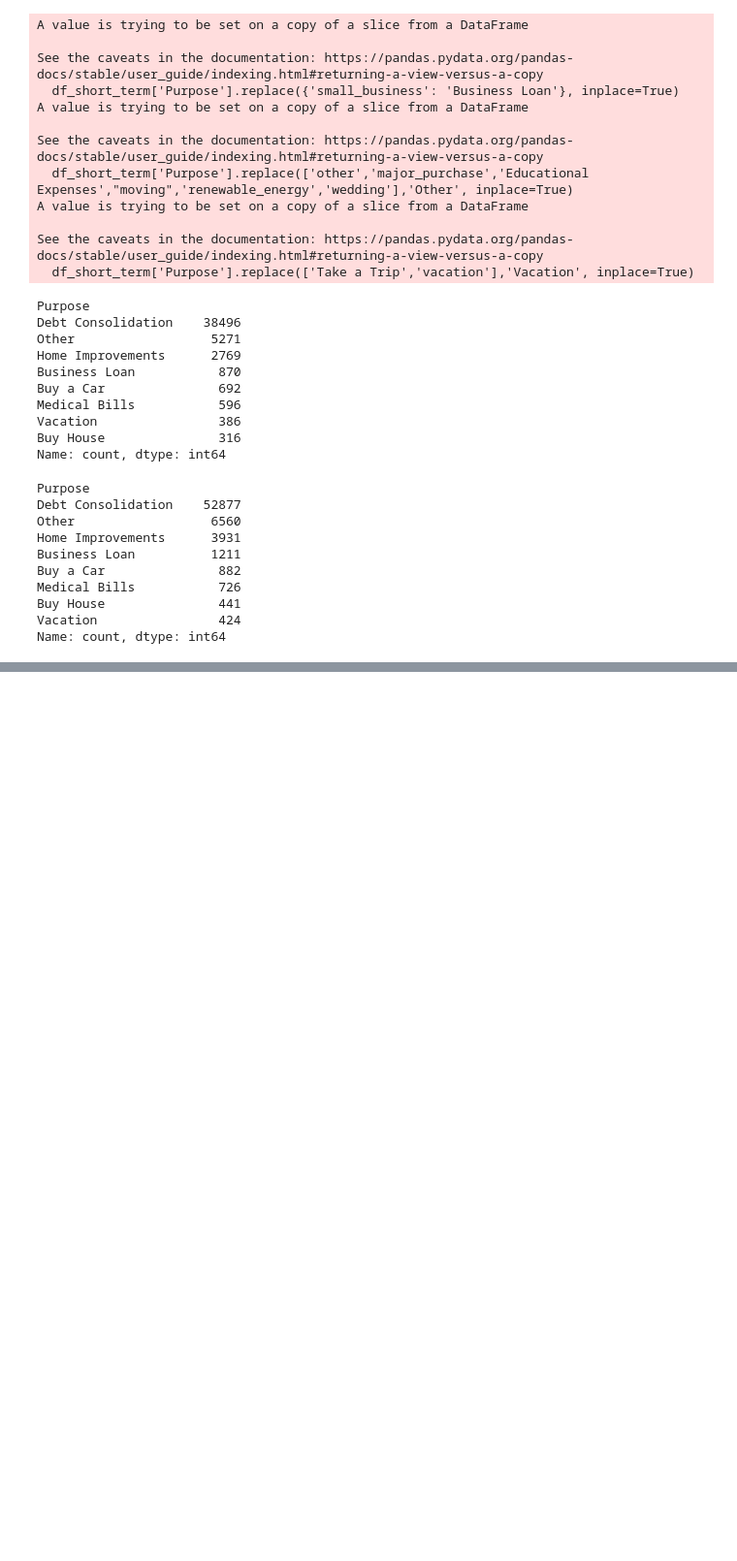
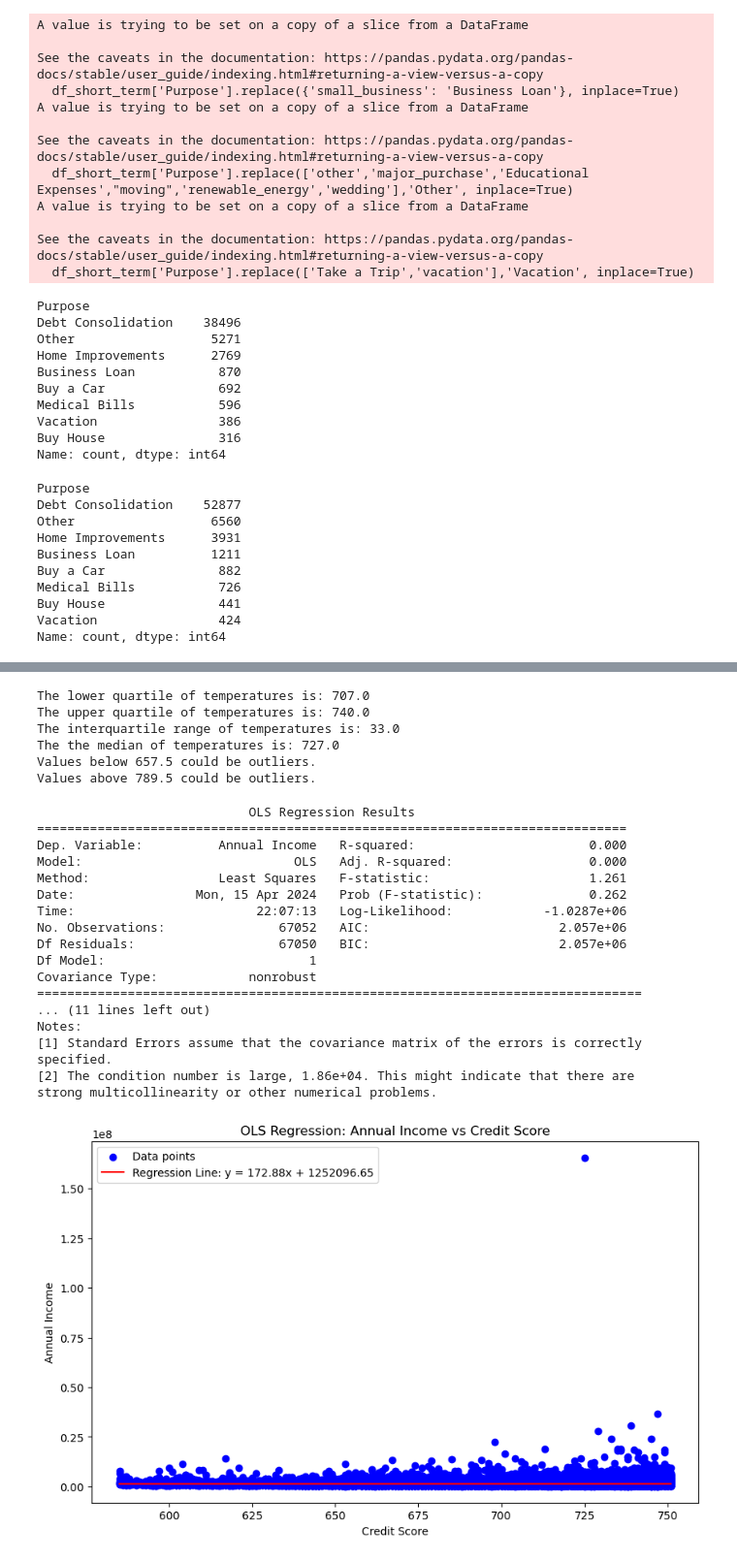
Before and after one commit to myoingco/Project-1, a Jupyter notebook: main.ipynb, the cells around one changed output, grey strips where cells are left out. Shown at 97% size. Cells and saved outputs as stored; diff of their text form; code cells hidden in the pictures; blank space fills up the shorter version.

```diff
--- a/main.ipynb
+++ b/main.ipynb
@@ -308,0 +307,63 @@ Name: count, Length: 324, dtype: int64
+# %%
+quartiles = csores.quantile([.25,.5,.75])
+lowerq = quartiles[0.25]
+upperq = quartiles[0.75]
+iqr = upperq-lowerq
+
+print(f"The lower quartile of temperatures is: {lowerq}")
+print(f"The upper quartile of temperatures is: {upperq}")
+print(f"The interquartile range of temperatures is: {iqr}")
+print(f"The the median of temperatures is: {quartiles[0.5]} ")
+
+lower_bound = lowerq - (1.5*iqr)
+upper_bound = upperq + (1.5*iqr)
+print(f"Values below {lower_bound} could be outliers.")
+print(f"Values above {upper_bound} could be outliers.")
+# %% [output]
+The lower quartile of temperatures is: 707.0
+The upper quartile of temperatures is: 740.0
+The interquartile range of temperatures is: 33.0
+The the median of temperatures is: 727.0
+Values below 657.5 could be outliers.
+Values above 789.5 could be outliers.
+# %%
+import statsmodels.api as sm
+df2=pd.read_csv("cleaned2.csv")
+df2 = df2.dropna(subset=['Credit Score', 'Annual Income'])
+X = df2['Credit Score']
+y = df2['Annual Income']
+X = sm.add_constant(X)
+model = sm.OLS(y, X)
+results = model.fit()
+print(results.summary())
+slope = results.params['Credit Score']
+intercept = results.params['const']
+x_values = np.linspace(df2['Credit Score'].min(), df2['Credit Score'].max(), 100)
+y_values = intercept + slope * x_values
+plt.figure(figsize=(10, 6))
+plt.scatter(df2['Credit Score'], df2['Annual Income'], color='blue', label='Data points')
+plt.plot(x_values, y_values, color='red', label=f'Regression Line: y = {slope:.2f}x + {intercept:.2f}')
+plt.title('OLS Regression: Annual Income vs Credit Score')
+plt.xlabel('Credit Score')
+plt.ylabel('Annual Income')
+plt.legend()
+plt.show()
+# %% [output]
+                            OLS Regression Results
+==============================================================================
+Dep. Variable:          Annual Income   R-squared:                       0.000
+Model:                            OLS   Adj. R-squared:                  0.000
+Method:                 Least Squares   F-statistic:                     1.261
+Date:                Mon, 15 Apr 2024   Prob (F-statistic):              0.262
+Time:                        22:07:13   Log-Likelihood:            -1.0287e+06
+No. Observations:               67052   AIC:                         2.057e+06
+Df Residuals:                   67050   BIC:                         2.057e+06
+Df Model:                           1
+Covariance Type:            nonrobust
+================================================================================
+... (11 lines left out)
+Notes:
+[1] Standard Errors assume that the covariance matrix of the errors is correctly specified.
+[2] The condition number is large, 1.86e+04. This might indicate that there are
+strong multicollinearity or other numerical problems.
+[figure, added]
```
Also changed, not shown: parts of 3 cells of this notebook.
